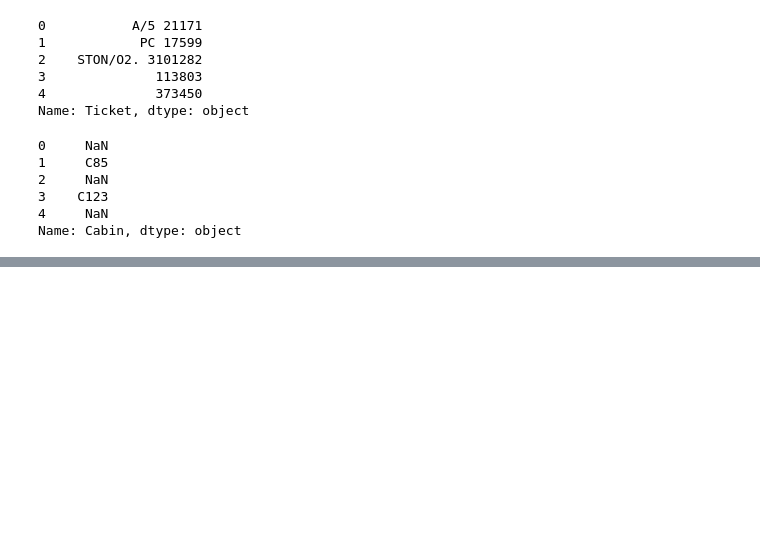
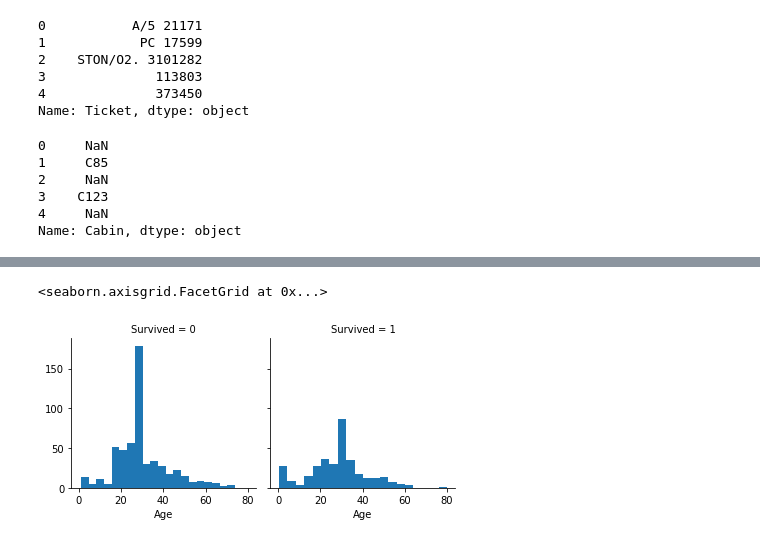
Before and after one commit to juanesmendez/k-means-clustering-example, a Jupyter notebook: script.ipynb, the cells around one changed output, grey strips where cells are left out. Cells and saved outputs as stored; diff of their text form; code cells hidden in the pictures; blank space fills up the shorter version.

Commit message:
Added visualizations.

```diff
--- a/script.ipynb
+++ b/script.ipynb
@@ -165,0 +191,7 @@ Name: Cabin, dtype: object
+# %%
+# Histogram of Age vs Survived
+g = sns.FacetGrid(train, col='Survived')
+g.map(plt.hist, 'Age', bins=20)
+# %% [output]
+<seaborn.axisgrid.FacetGrid at 0x...>
+[figure, added]
```
Also changed, not shown: parts of 4 cells of this notebook.
